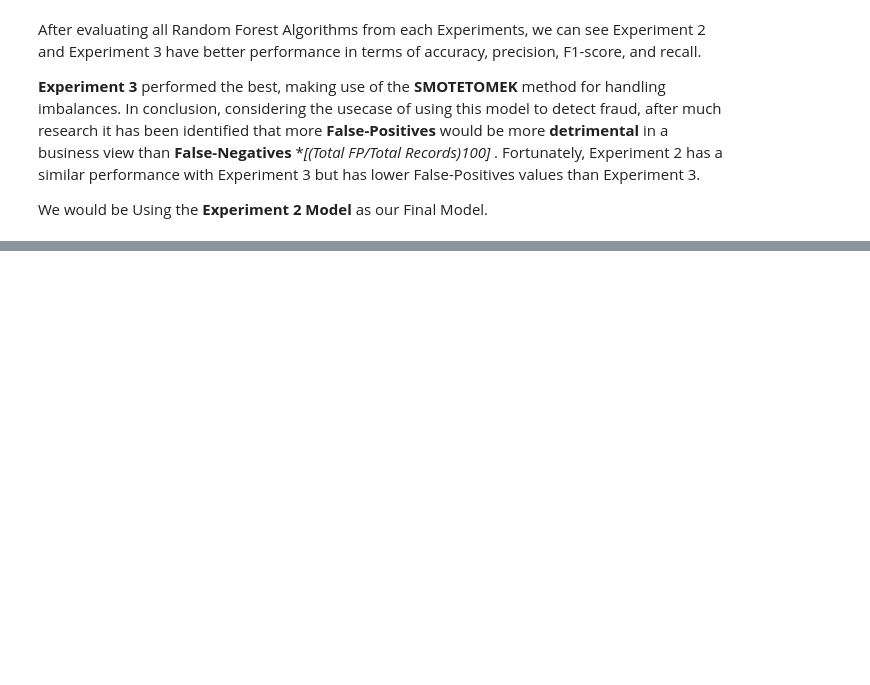
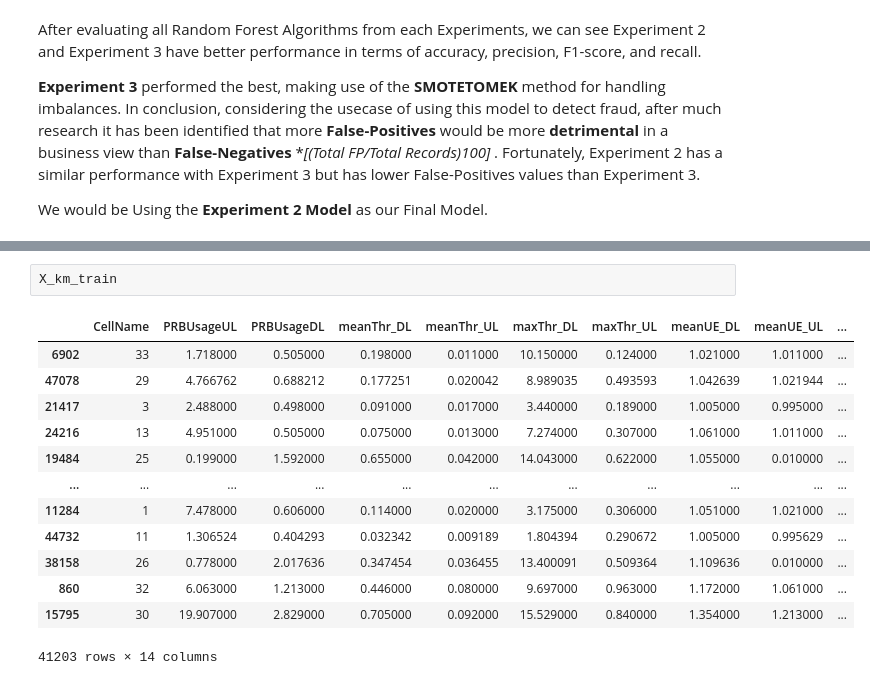
Before and after one commit to Elizabeth-Ofulue/DSML-Projects, a Jupyter notebook: FraudDetection/Experimental Env.ipynb, the cells around one changed output, grey strips where cells are left out. Cells and saved outputs as stored; diff of their text form; blank space fills up the shorter version.

```diff
--- a/FraudDetection/Experimental Env.ipynb
+++ b/FraudDetection/Experimental Env.ipynb
@@ -1137,0 +1251,16 @@ We would be Using the **Experiment 2 Model** as our Final Model.
+# %%
+X_km_train
+# %% [output]
+|  | CellName | PRBUsageUL | PRBUsageDL | meanThr_DL | meanThr_UL | maxThr_DL | maxThr_UL | meanUE_DL | meanUE_UL | ... |
+| 6902 | 33 | 1.718000 | 0.505000 | 0.198000 | 0.011000 | 10.150000 | 0.124000 | 1.021000 | 1.011000 | ... |
+| 47078 | 29 | 4.766762 | 0.688212 | 0.177251 | 0.020042 | 8.989035 | 0.493593 | 1.042639 | 1.021944 | ... |
+| 21417 | 3 | 2.488000 | 0.498000 | 0.091000 | 0.017000 | 3.440000 | 0.189000 | 1.005000 | 0.995000 | ... |
+| 24216 | 13 | 4.951000 | 0.505000 | 0.075000 | 0.013000 | 7.274000 | 0.307000 | 1.061000 | 1.011000 | ... |
+| 19484 | 25 | 0.199000 | 1.592000 | 0.655000 | 0.042000 | 14.043000 | 0.622000 | 1.055000 | 0.010000 | ... |
+| ... | ... | ... | ... | ... | ... | ... | ... | ... | ... | ... |
+| 11284 | 1 | 7.478000 | 0.606000 | 0.114000 | 0.020000 | 3.175000 | 0.306000 | 1.051000 | 1.021000 | ... |
+| 44732 | 11 | 1.306524 | 0.404293 | 0.032342 | 0.009189 | 1.804394 | 0.290672 | 1.005000 | 0.995629 | ... |
+| 38158 | 26 | 0.778000 | 2.017636 | 0.347454 | 0.036455 | 13.400091 | 0.509364 | 1.109636 | 0.010000 | ... |
+| 860 | 32 | 6.063000 | 1.213000 | 0.446000 | 0.080000 | 9.697000 | 0.963000 | 1.172000 | 1.061000 | ... |
+| 15795 | 30 | 19.907000 | 2.829000 | 0.705000 | 0.092000 | 15.529000 | 0.840000 | 1.354000 | 1.213000 | ... |
+41203 rows × 14 columns
```
Also changed, not shown: parts of 35 cells of this notebook, 3 other files.
